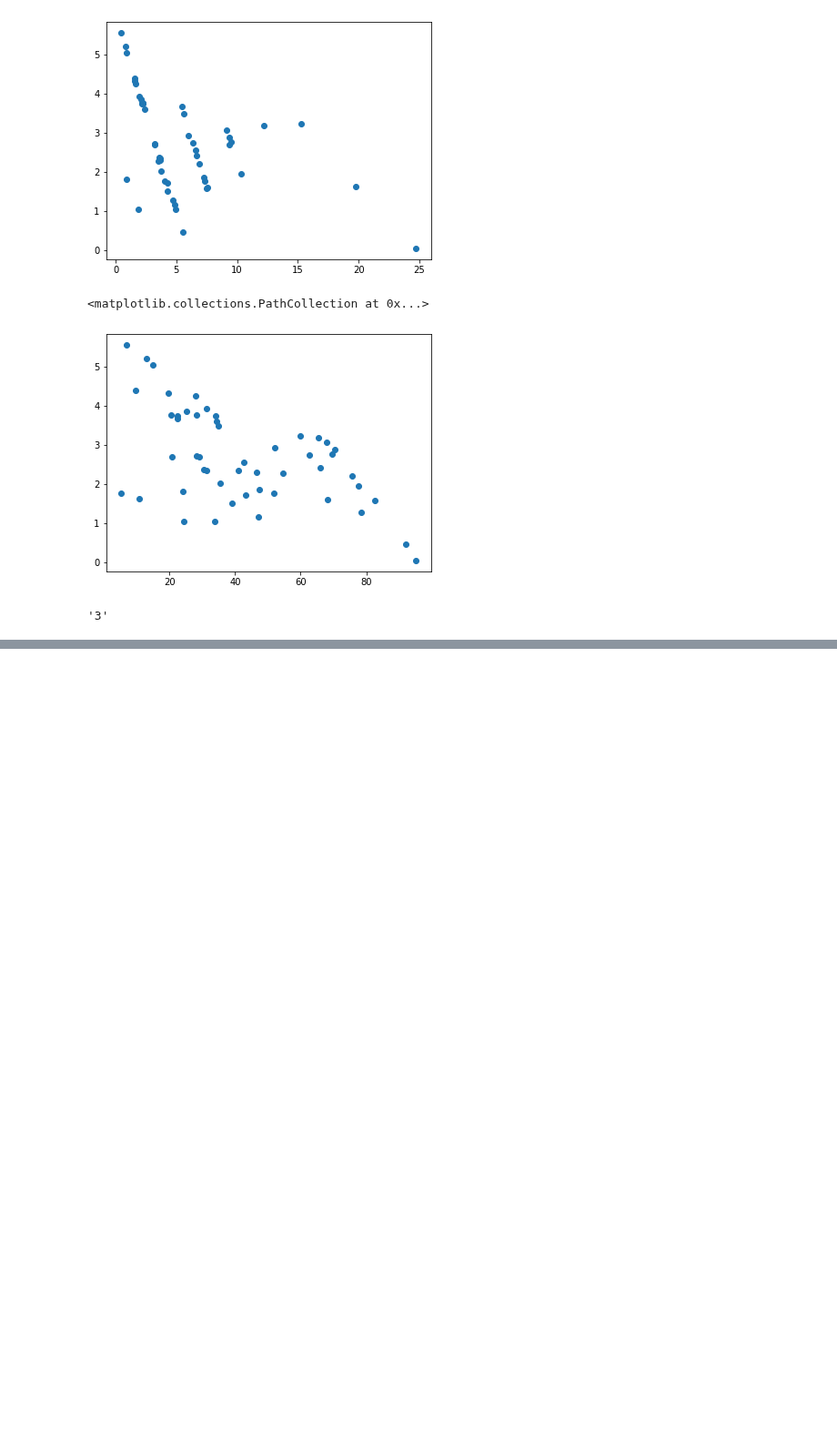
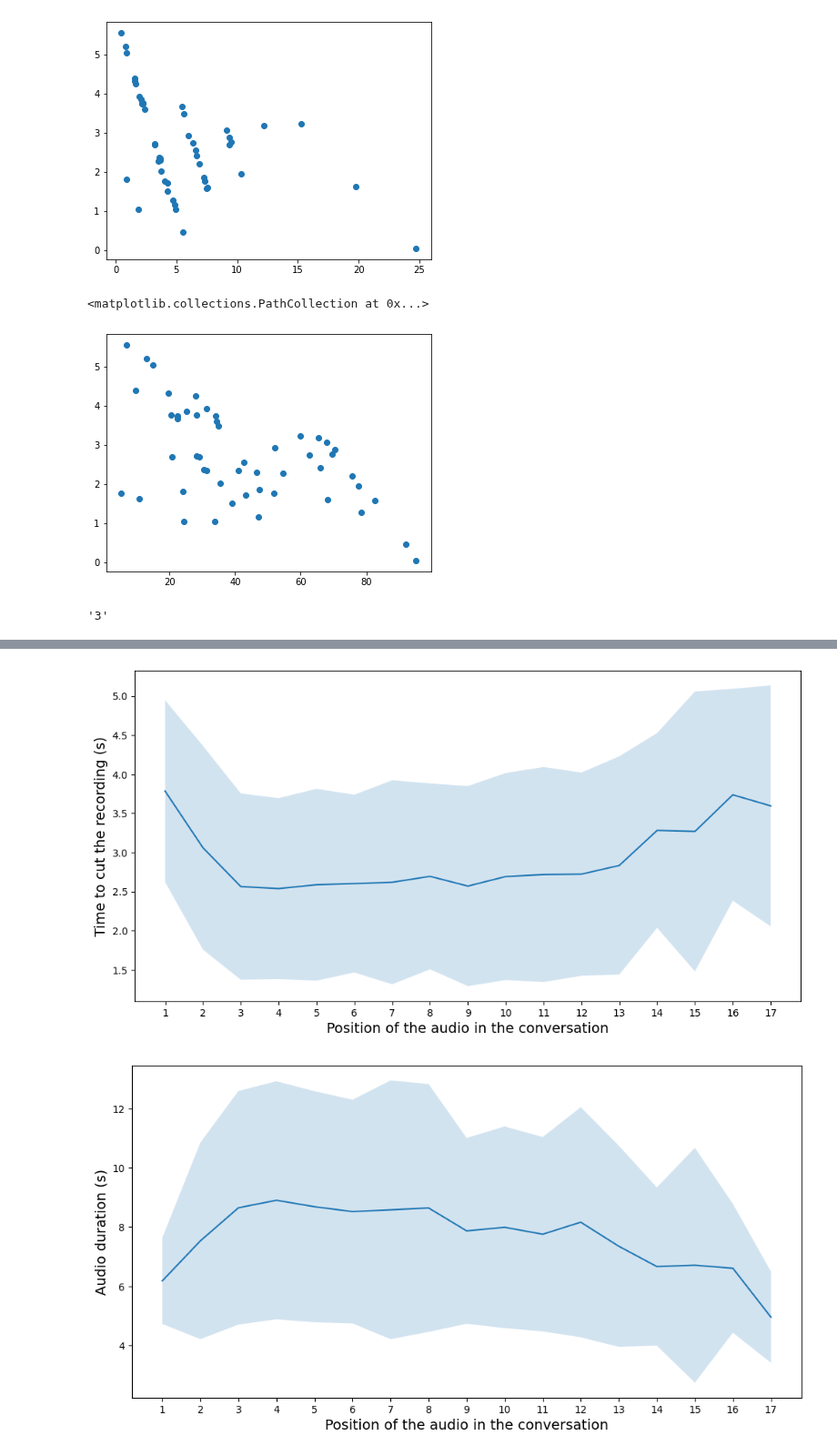
Before and after one commit to ASAPLableni/LableniBot, a Jupyter notebook: DataAnalysis/AudioCheck.ipynb, the cells around one changed output, grey strips where cells are left out. Shown at 91% size. Drawn from its saved outputs; the diff is of its cells as text; code cells hidden in the pictures; blank space fills up the shorter version.

```diff
--- a/DataAnalysis/AudioCheck.ipynb
+++ b/DataAnalysis/AudioCheck.ipynb
@@ -263,0 +276,3 @@ pd.DataFrame(result_audio_list)
+# %%
+subj_name_user_list = [subj_name.replace("_Conversations", "") for subj_name in df_result_audio["Subject"].values]
+df_result_audio["SubjNameUser"] = subj_name_user_list
@@ -263,0 +304,51 @@ pd.DataFrame(result_audio_list)
+# %%
+summary_audio_list = []
+for k, df_k in df_no_depress.groupby("AudioPosition"):
+
+    if df_k.shape[0] <= 3:
+        continue
+
+    summary_audio_list.append({
+        "AudioPosition": k,
+        "MeanWasteSilence": df_k["TimeWasteSilence"].mean(),
+        "StdWasteSilence": df_k["TimeWasteSilence"].std(),
+        "MeanAudioDuration": df_k["AudioDuration"].mean(),
+        "StdAudioDuration": df_k["AudioDuration"].std(),
+    })
+
+df_sum_audio = pd.DataFrame(summary_audio_list)
+# %%
+plt.figure(figsize=(12, 6))
+
+plt.plot(df_sum_audio["AudioPosition"]+1, df_sum_audio["MeanWasteSilence"])
+plt.fill_between(df_sum_audio["AudioPosition"]+1,
+                 df_sum_audio["MeanWasteSilence"]-df_sum_audio["StdWasteSilence"],
+                 df_sum_audio["MeanWasteSilence"]+df_sum_audio["StdWasteSilence"],
+                 alpha=0.2)
+
+plt.xlabel("Position of the audio in the conversation", fontsize=14)
+plt.ylabel("Time to cut the recording (s)", fontsize=14)
+
+plt.xticks(np.arange(1, df_sum_audio.shape[0]+1), np.arange(1, df_sum_audio.shape[0]+1))
+
+plt.savefig("Results/TimevsPosition.pdf", dpi=300, format="pdf")
+
+plt.figure(figsize=(12, 6))
+
+plt.plot(df_sum_audio["AudioPosition"]+1, df_sum_audio["MeanAudioDuration"])
+plt.fill_between(df_sum_audio["AudioPosition"]+1,
+                 df_sum_audio["MeanAudioDuration"]-df_sum_audio["StdAudioDuration"],
+                 df_sum_audio["MeanAudioDuration"]+df_sum_audio["StdAudioDuration"],
+                 alpha=0.2)
+
+plt.xlabel("Position of the audio in the conversation", fontsize=14)
+plt.ylabel("Audio duration (s)", fontsize=14)
+
+plt.xticks(np.arange(1, df_sum_audio.shape[0]+1), np.arange(1, df_sum_audio.shape[0]+1))
+
+plt.savefig("Results/DurationvsPosition.pdf", dpi=300, format="pdf")
+
+# plt.show()
+# %% [output]
+[figure, added]
+[figure, added]
```
Also changed, not shown: parts of 14 cells of this notebook, 1 other file.
